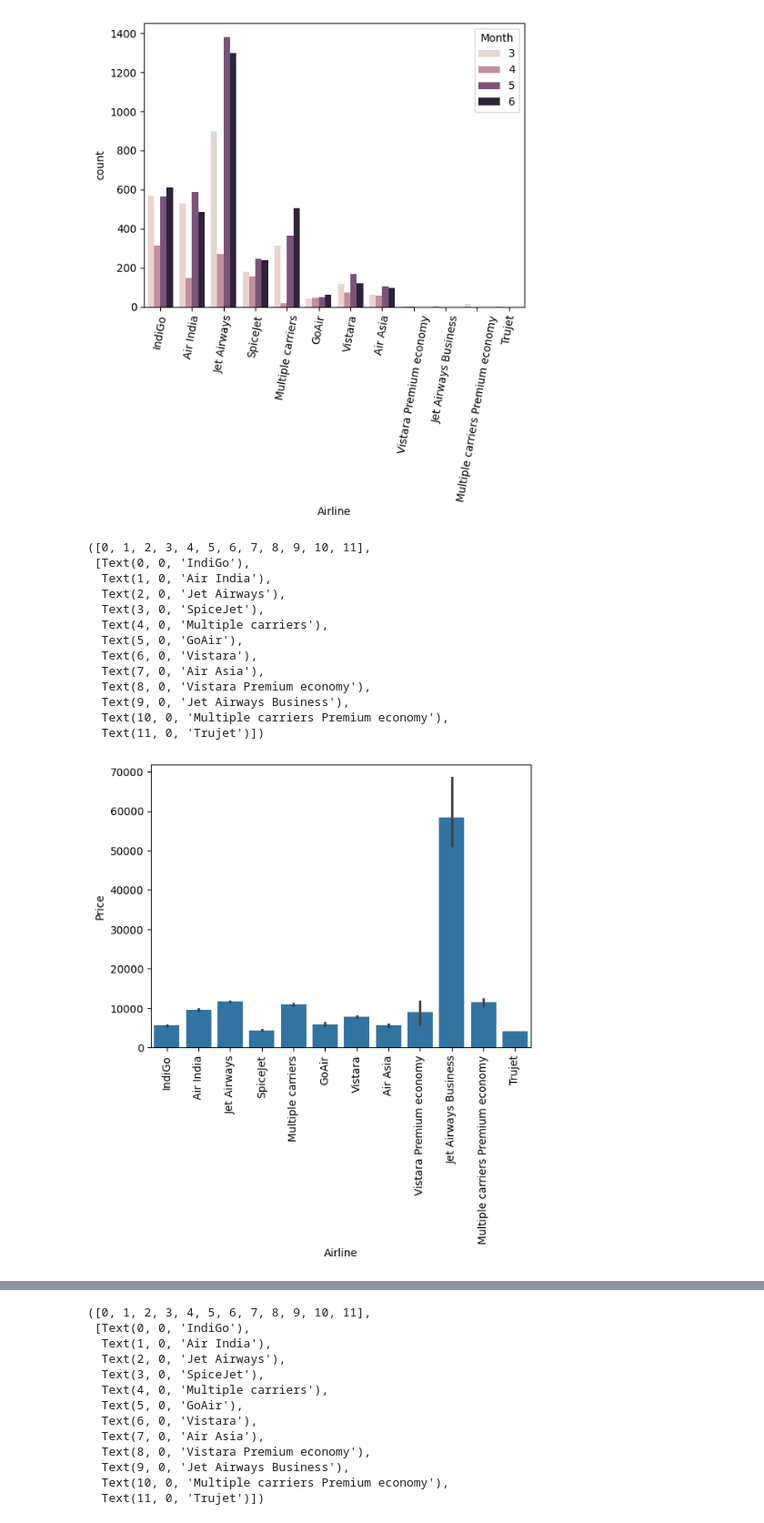
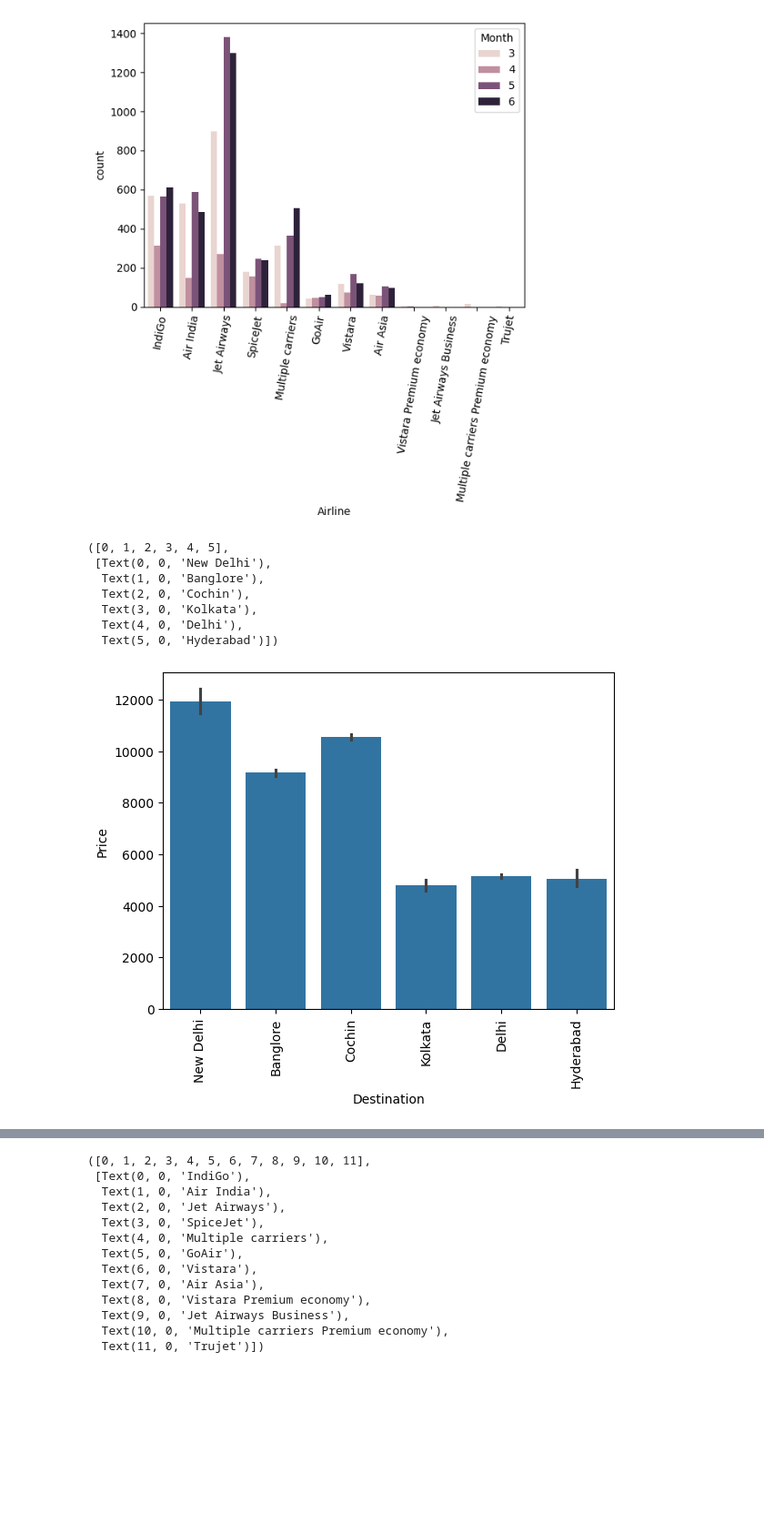
Before and after one commit to 123anshika456/Flight_data_analysis, a Jupyter notebook: flight.ipynb, the cells around one changed output, grey strips where cells are left out. Shown: that part at 91% size. Drawn from its saved outputs; the diff is of its cells as text; code cells hidden in the pictures; blank space fills up the shorter version.

Commit message:
# graphs

```diff
--- a/flight.ipynb
+++ b/flight.ipynb
@@ -79,20 +94,14 @@ plt.xticks(rotation=80)
   Text(11, 0, 'Trujet')])
 [figure]
 # %%
-sns.barplot(data=df, x='Airline', y='Price')
+sns.barplot(data=df, x='Destination', y='Price')
 plt.xticks(rotation=90)
 # %% [output]
-([0, 1, 2, 3, 4, 5, 6, 7, 8, 9, 10, 11],
- [Text(0, 0, 'IndiGo'),
-  Text(1, 0, 'Air India'),
-  Text(2, 0, 'Jet Airways'),
-  Text(3, 0, 'SpiceJet'),
-  Text(4, 0, 'Multiple carriers'),
-  Text(5, 0, 'GoAir'),
-  Text(6, 0, 'Vistara'),
-  Text(7, 0, 'Air Asia'),
-  Text(8, 0, 'Vistara Premium economy'),
-  Text(9, 0, 'Jet Airways Business'),
-  Text(10, 0, 'Multiple carriers Premium economy'),
-  Text(11, 0, 'Trujet')])
+([0, 1, 2, 3, 4, 5],
+ [Text(0, 0, 'New Delhi'),
+  Text(1, 0, 'Banglore'),
+  Text(2, 0, 'Cochin'),
+  Text(3, 0, 'Kolkata'),
+  Text(4, 0, 'Delhi'),
+  Text(5, 0, 'Hyderabad')])
-[figure, old version]
+[figure, new version]
```
Also changed, not shown: parts of 11 cells of this notebook, 2 other files.
